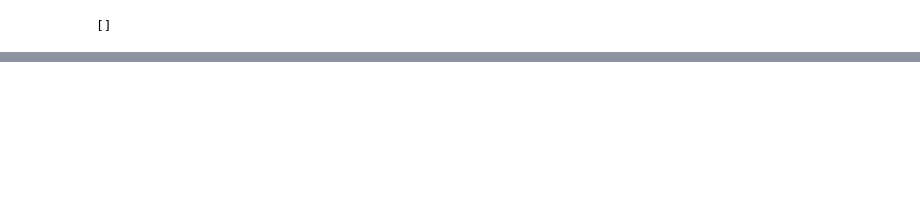
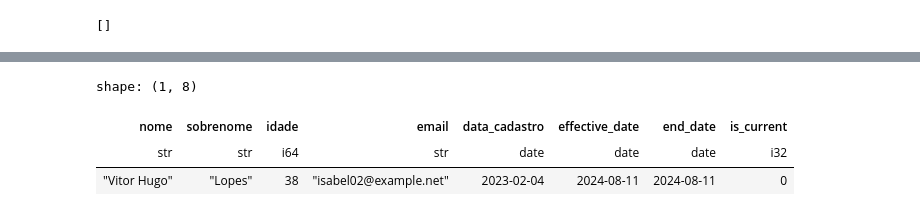
Before and after one commit to leonardorh18/airflow-pipeline, a Jupyter notebook: notebooks/Untitled.ipynb, the cells around one changed output, grey strips where cells are left out. Cells and saved outputs as stored; diff of their text form; code cells hidden in the pictures; blank space fills up the shorter version.

```diff
--- a/notebooks/Untitled.ipynb
+++ b/notebooks/Untitled.ipynb
@@ -327,0 +486,7 @@ client.execute(f"SELECT max(last_offset) FROM kafka_topics_offset_control WHERE
+# %%
+df_update_inactive_new
+# %% [output]
+shape: (1, 8)
+| nome | sobrenome | idade | email | data_cadastro | effective_date | end_date | is_current |
+| str | str | i64 | str | date | date | date | i32 |
+| "Vitor Hugo" | "Lopes" | 38 | "isabel02@example.net" | 2023-02-04 | 2024-08-11 | 2024-08-11 | 0 |
```
Also changed, not shown: parts of 20 cells of this notebook, 1 other file.
